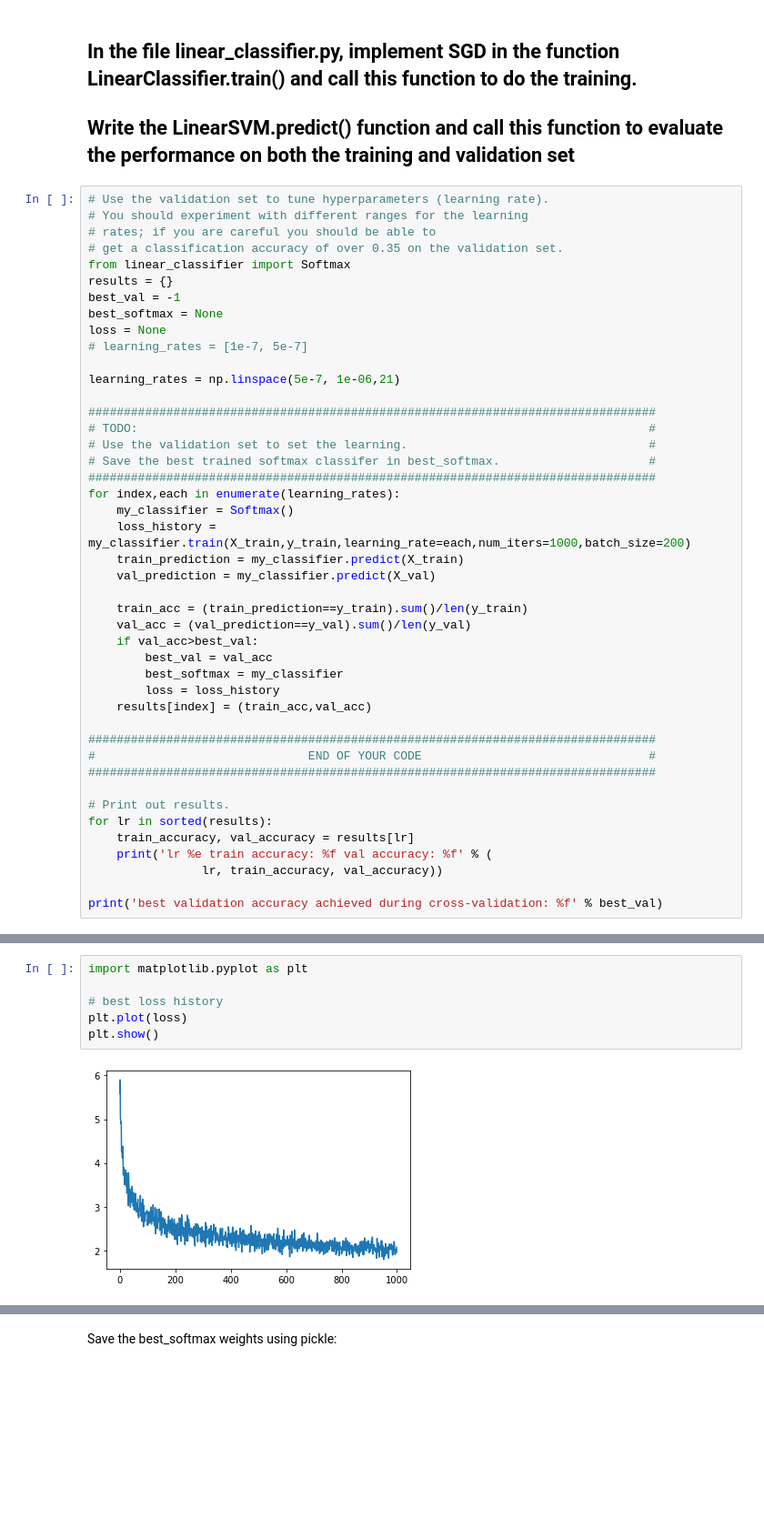
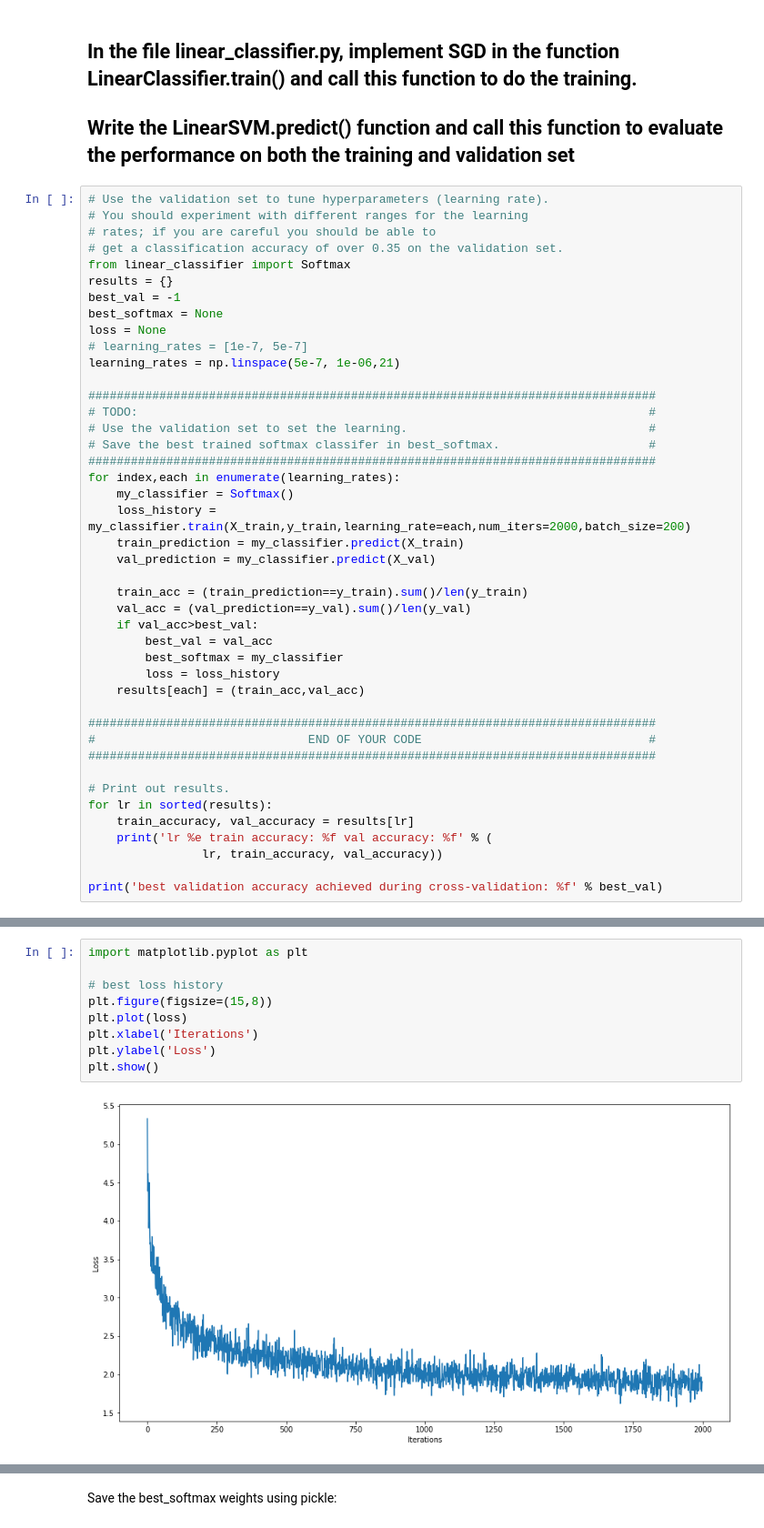
Before and after one commit to Davit98/Deep-Learning-for-Autonomous-Vehicles, a Jupyter notebook: Lab 2/Softmax/softmax.ipynb, the cells around one changed output, grey strips where cells are left out. Shown: that part at 91% size. Drawn from its saved outputs; the diff is of its cells as text; blank space fills up the shorter version.

```diff
--- a/Lab 2/Softmax/softmax.ipynb
+++ b/Lab 2/Softmax/softmax.ipynb
@@ -102,7 +102,6 @@ best_val = -1
 best_softmax = None
 loss = None
 # learning_rates = [1e-7, 5e-7]
-
 learning_rates = np.linspace(5e-7, 1e-06,21)
 
 ################################################################################
@@ -112,7 +111,7 @@ learning_rates = np.linspace(5e-7, 1e-06,21)
 ################################################################################
 for index,each in enumerate(learning_rates):
     my_classifier = Softmax()
-    loss_history = my_classifier.train(X_train,y_train,learning_rate=each,num_iters=1000,batch_size=200)
+    loss_history = my_classifier.train(X_train,y_train,learning_rate=each,num_iters=2000,batch_size=200)
     train_prediction = my_classifier.predict(X_train)
     val_prediction = my_classifier.predict(X_val)
 
@@ -122,7 +121,7 @@ for index,each in enumerate(learning_rates):
         best_val = val_acc
         best_softmax = my_classifier
         loss = loss_history
-    results[index] = (train_acc,val_acc)
+    results[each] = (train_acc,val_acc)
 
 ################################################################################
 #                              END OF YOUR CODE                                #
@@ -156,11 +155,14 @@ best validation accuracy achieved during cross-validation: 0.341000
 # %%
 import matplotlib.pyplot as plt
 
 # best loss history
+plt.figure(figsize=(15,8))
 plt.plot(loss)
+plt.xlabel('Iterations')
+plt.ylabel('Loss')
 plt.show()
 # %% [output]
-[figure, old version]
+[figure, new version]
 # %%
 # evaluate on val set
 # Evaluate the best softmax on val set
```
Also changed, not shown: parts of 4 cells of this notebook, 2 other files.
